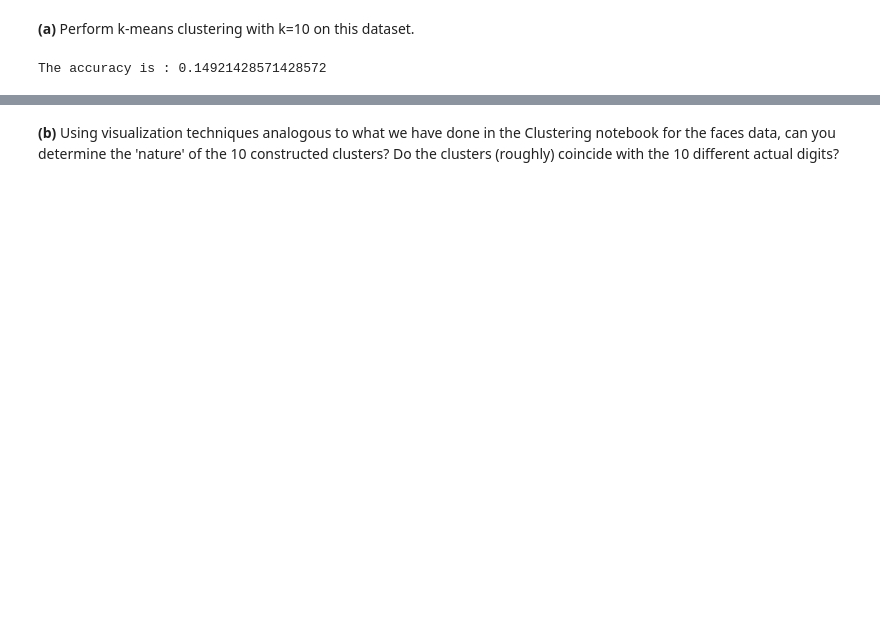
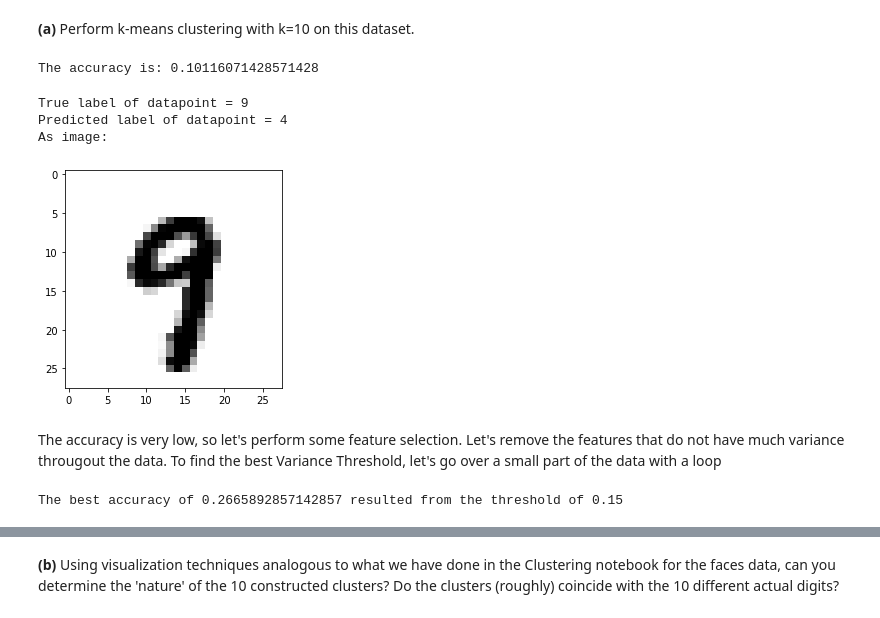
Before and after one commit to Beadhangerone/MAL, a Jupyter notebook: MAL1 Project 2022.ipynb, the cells around one changed output, grey strips where cells are left out. Cells and saved outputs as stored; diff of their text form; code cells hidden in the pictures; blank space fills up the shorter version.

```diff
--- a/MAL1 Project 2022.ipynb
+++ b/MAL1 Project 2022.ipynb
@@ -331,3 +848,11 @@ For this exercise we will be using the famous nycflights13 data which contains t
    an airports lattitude with weather conditions (temp, dewp, humid, wind_dir, wind_speed,
    precip, visib). Remove all but the three most significant whether conditions and redo
    the analysis.
+# %%
+# Nikita
+# Data Preparation
+data = pd.merge(airports, weather, how='outer', left_on = 'faa', right_on = 'origin')
+data = data.drop(columns = ['year', 'month', 'day', 'hour','lon', 'alt', 'tz', 'dst', 'tzone', 'origin', 'name', 'time_hour', 'pressure', 'wind_gust', 'faa'])
+display(data)
+data = data.dropna(subset=['lat'])
+data = data[data["wind_speed"] < 1000]
@@ -413,13 +1242,61 @@ As image:
 # %% [markdown]
 **(a)** Perform k-means clustering with k=10 on this dataset.
-# %%
-clusters = KMeans(n_clusters=10, init='k-means++', random_state = 69).fit(normalized_images)
-labels = clusters.labels_
-
-accuracy = accuracy_score(mnist_label, labels);
-print(
-    "The accuracy is :",
-    accuracy,
-)
-# %% [output]
-The accuracy is : 0.14921428571428572
+# %%
+raw_clusters = KMeans(n_clusters=10, random_state=69).fit(X_train)
+
+accuracy = accuracy_score(y_train, raw_clusters.labels_);
+print(
+    "The accuracy is:",
+    accuracy,
+)
+# %% [output]
+The accuracy is: 0.10116071428571428
+# %%
+index = 0
+print("True label of datapoint =", int(y_train[index]))
+print("Predicted label of datapoint =", int(raw_clusters.labels_[index]))
+print("As image:\n")
+plt.imshow(X_train[index].reshape(28,28), cmap=plt.cm.gray_r)
+plt.show()
+# %% [output]
+True label of datapoint = 9
+Predicted label of datapoint = 4
+As image:
+[figure, added]
+# %% [markdown]
+The accuracy is very low, so let's perform some feature selection. Let's remove the features that do not have much variance througout the data. To find the best Variance Threshold, let's go over a small part of the data with a loop
+# %%
+best_accuracy = 0
+i = 0
+best_threshold = i
+best_clusters = 0;
+selected_features = []
+selection_mask = [];
+
+#small_train_X, small_train_Y = utils.resample(X_train, y_train, n_samples=3500, replace='false')
+
+while(True):
+    try:
+        variance_thr = VarianceThreshold(i).fit(X_train)
+        x = variance_thr.fit_transform(X_train)
+        clusters = KMeans(n_clusters=10, random_state=69).fit(x)
+    except: # it throuws an error when the threshold is too large for the data
+        break
+
+    accuracy = accuracy_score(y_train, clusters.labels_);
+
+    if(accuracy > best_accuracy):
+        best_accuracy = accuracy
+        best_threshold = i
+        best_clusters = clusters
+        selection_mask = variance_thr.get_support()
+        selected_features = x
+
+    i = round(i + 0.01, 2)
+
+print(
+    "The best accuracy of", best_accuracy,
+    "resulted from the threshold of", best_threshold,
+)
+# %% [output]
+The best accuracy of 0.2665892857142857 resulted from the threshold of 0.15
```
Also changed, not shown: parts of 119 cells of this notebook.
